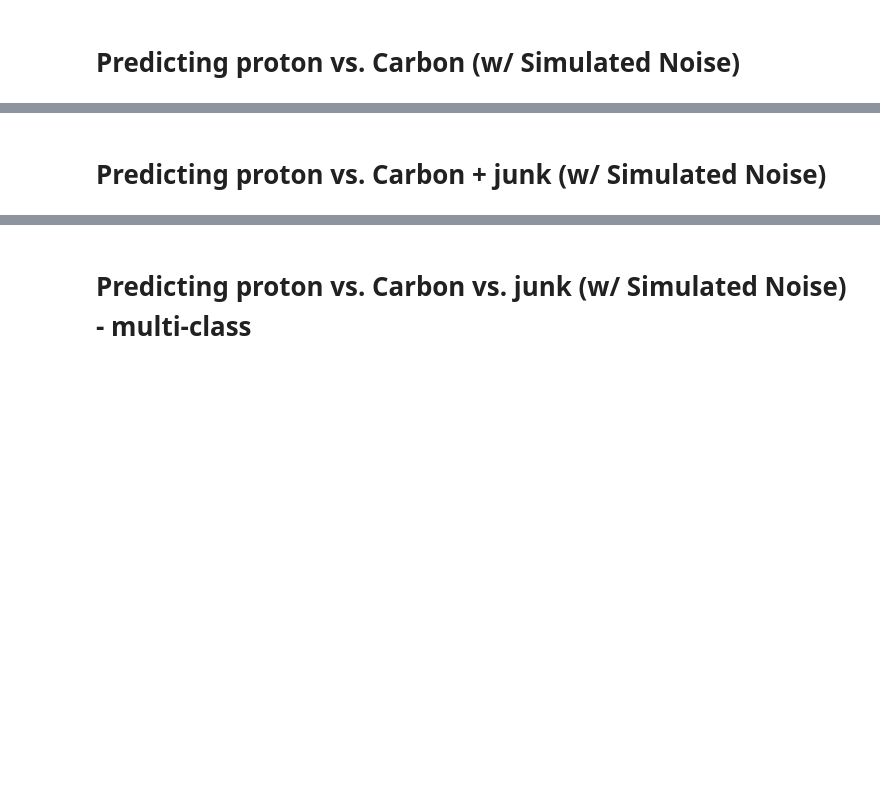
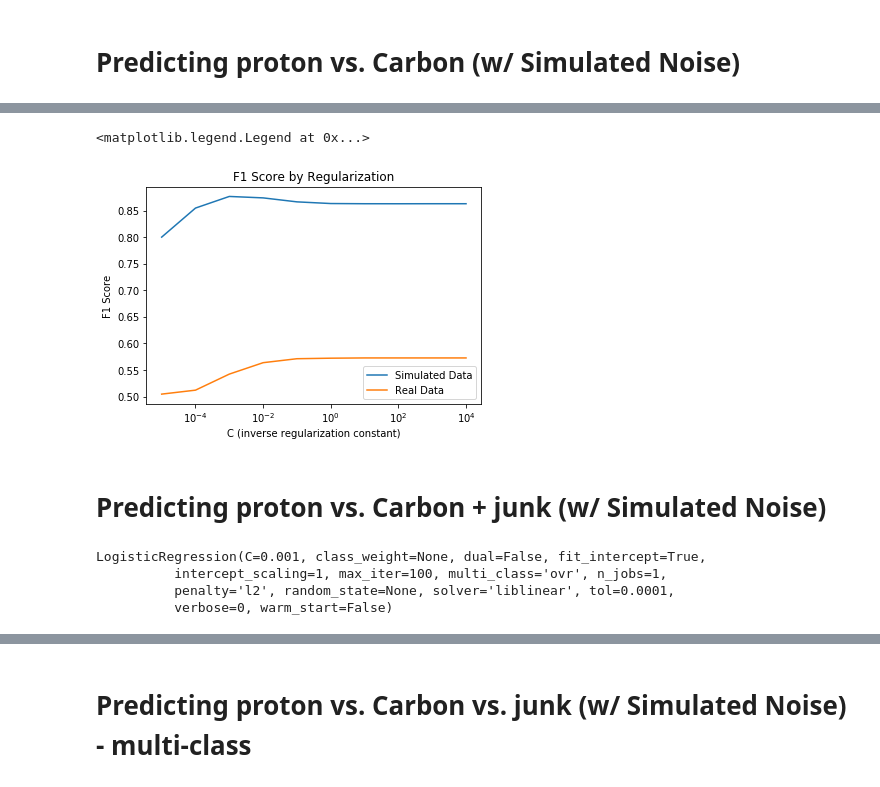
Before and after one commit to jtaylorz/attpc-event-classification, a Jupyter notebook: jupyter-notebooks/real-data-work/LogisticRegression_realdata.ipynb, the cells around one changed output, grey strips where cells are left out. Drawn from its saved outputs; the diff is of its cells as text; code cells hidden in the pictures; blank space fills up the shorter version.

```diff
--- a/jupyter-notebooks/real-data-work/LogisticRegression_realdata.ipynb
+++ b/jupyter-notebooks/real-data-work/LogisticRegression_realdata.ipynb
@@ -99,2 +174,19 @@ avg / total       0.77      0.50      0.46      1003
+# %%
+a = np.arange(len(C_vals))
+
+plt.plot(C_vals, f1s_sim)
+plt.plot(C_vals, f1s_real)
+
+plt.xscale('log')
+
+plt.xlabel('C (inverse regularization constant)')
+plt.ylabel('F1 Score')
+plt.title('F1 Score by Regularization')
+plt.legend(['Simulated Data', 'Real Data'], loc='lower right')
+
+#plt.savefig('')
+# %% [output]
+<matplotlib.legend.Legend at 0x...>
+[figure, added]
 # %% [markdown]
 # Predicting proton vs. Carbon + junk (w/ Simulated Noise)
@@ -100,0 +203,9 @@ avg / total       0.77      0.50      0.46      1003
+# %%
+reg = 0.001
+lr_pCjunk = LogisticRegression(C=reg)
+lr_pCjunk.fit(pCjunk_sim_train, pCjunk_sim_labels_train)
+# %% [output]
+LogisticRegression(C=0.001, class_weight=None, dual=False, fit_intercept=True,
+          intercept_scaling=1, max_iter=100, multi_class='ovr', n_jobs=1,
+          penalty='l2', random_state=None, solver='liblinear', tol=0.0001,
+          verbose=0, warm_start=False)
```
Also changed, not shown: parts of 15 cells of this notebook.
